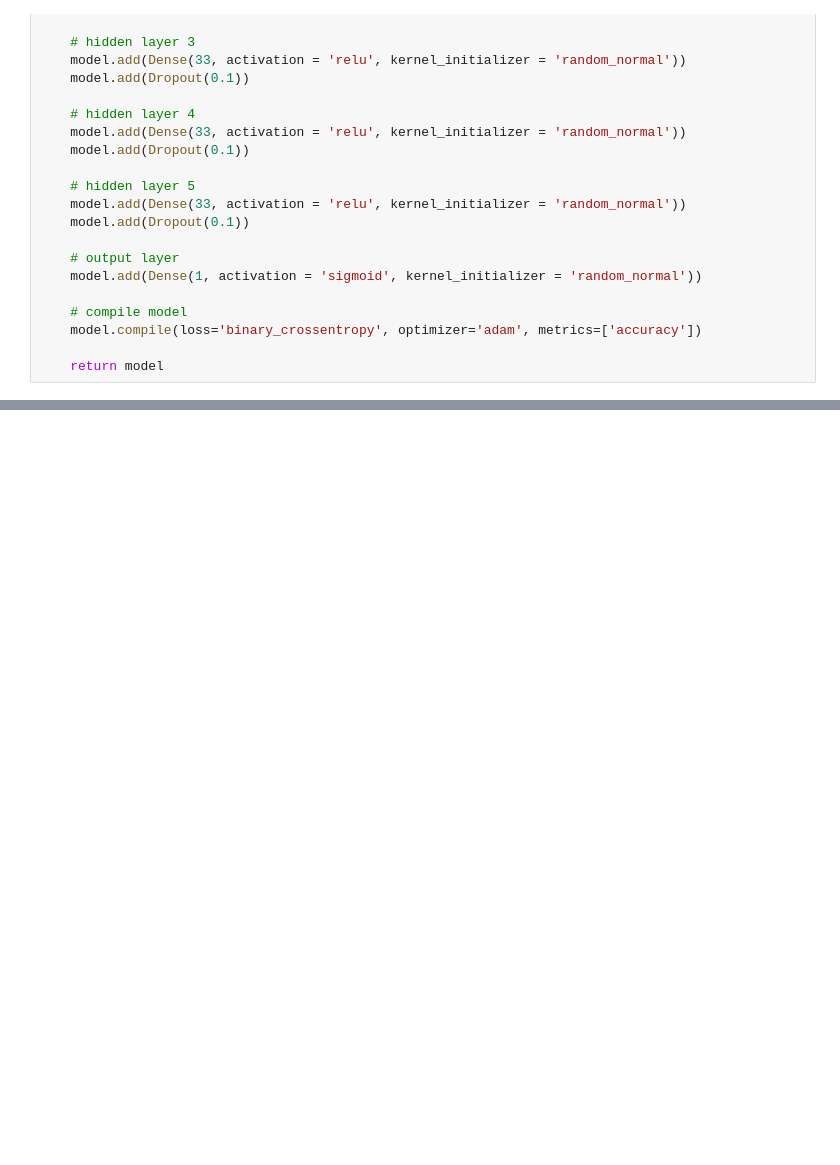
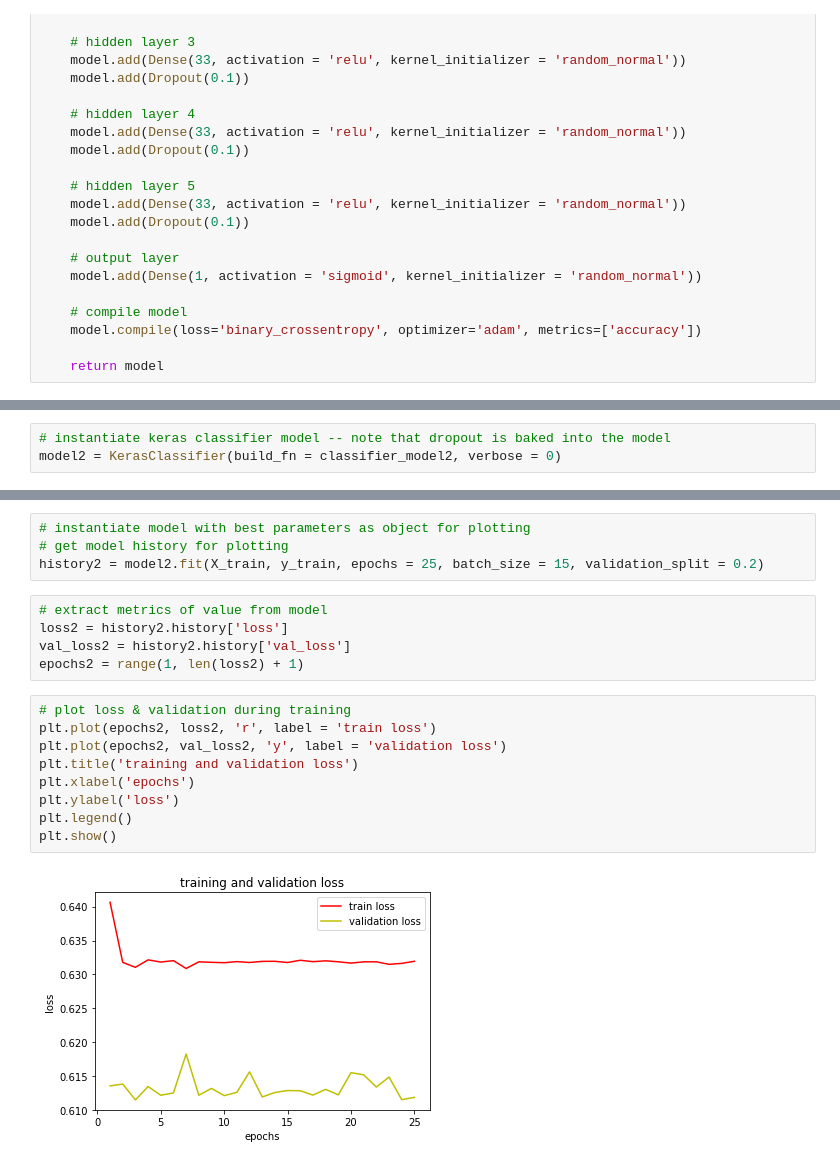
Before and after one commit to hi-khristine/msca31008, a Jupyter notebook: models/SVM_SGD_NN_UFC.ipynb, the cells around one changed output, grey strips where cells are left out. Saved outputs shown, nothing was run; the diff lists cells and outputs as text; blank space fills up the shorter version.

```diff
--- a/models/SVM_SGD_NN_UFC.ipynb
+++ b/models/SVM_SGD_NN_UFC.ipynb
@@ -806,0 +911,3 @@ grid_search_2_fit.score(X_test, y_test)
+# %%
+# instantiate keras classifier model -- note that dropout is baked into the model
+model2 = KerasClassifier(build_fn = classifier_model2, verbose = 0)
@@ -806,0 +954,20 @@ grid_search_2_fit.score(X_test, y_test)
+# %%
+# instantiate model with best parameters as object for plotting
+# get model history for plotting
+history2 = model2.fit(X_train, y_train, epochs = 25, batch_size = 15, validation_split = 0.2)
+# %%
+# extract metrics of value from model
+loss2 = history2.history['loss']
+val_loss2 = history2.history['val_loss']
+epochs2 = range(1, len(loss2) + 1)
+# %%
+# plot loss & validation during training
+plt.plot(epochs2, loss2, 'r', label = 'train loss')
+plt.plot(epochs2, val_loss2, 'y', label = 'validation loss')
+plt.title('training and validation loss')
+plt.xlabel('epochs')
+plt.ylabel('loss')
+plt.legend()
+plt.show()
+# %% [output]
+[figure, added]
```
Also changed, not shown: parts of 41 cells of this notebook.
